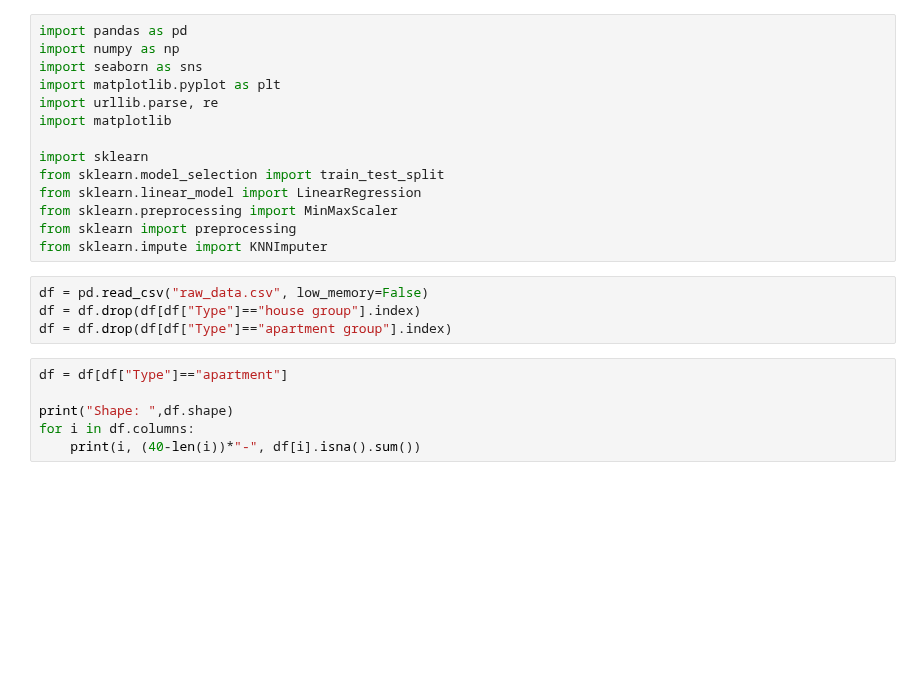
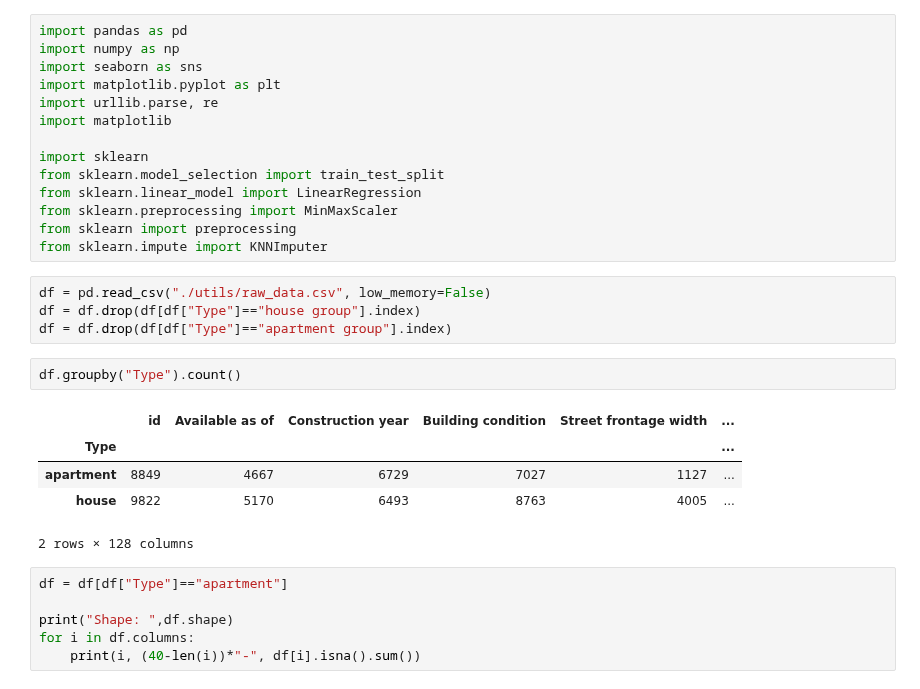
Before and after one commit to Ta-DevSark/challenge-regression, a Jupyter notebook: apt_cleaning.ipynb, the cells around one changed output. Drawn from its saved outputs; the diff is of its cells as text; blank space fills up the shorter version.

```diff
--- a/apt_cleaning.ipynb
+++ b/apt_cleaning.ipynb
@@ -13,9 +13,17 @@ from sklearn.preprocessing import MinMaxScaler
 from sklearn import preprocessing
 from sklearn.impute import KNNImputer
 # %%
-df = pd.read_csv("raw_data.csv", low_memory=False)
+df = pd.read_csv("./utils/raw_data.csv", low_memory=False)
 df = df.drop(df[df["Type"]=="house group"].index)
 df = df.drop(df[df["Type"]=="apartment group"].index)
+# %%
+df.groupby("Type").count()
+# %% [output]
+|  | id | Available as of | Construction year | Building condition | Street frontage width | ... |
+| Type |  |  |  |  |  | ... |
+| apartment | 8849 | 4667 | 6729 | 7027 | 1127 | ... |
+| house | 9822 | 5170 | 6493 | 8763 | 4005 | ... |
+2 rows × 128 columns
 # %%
 df = df[df["Type"]=="apartment"]
 
```
Also changed, not shown: parts of 22 cells of this notebook, 2 other files.
